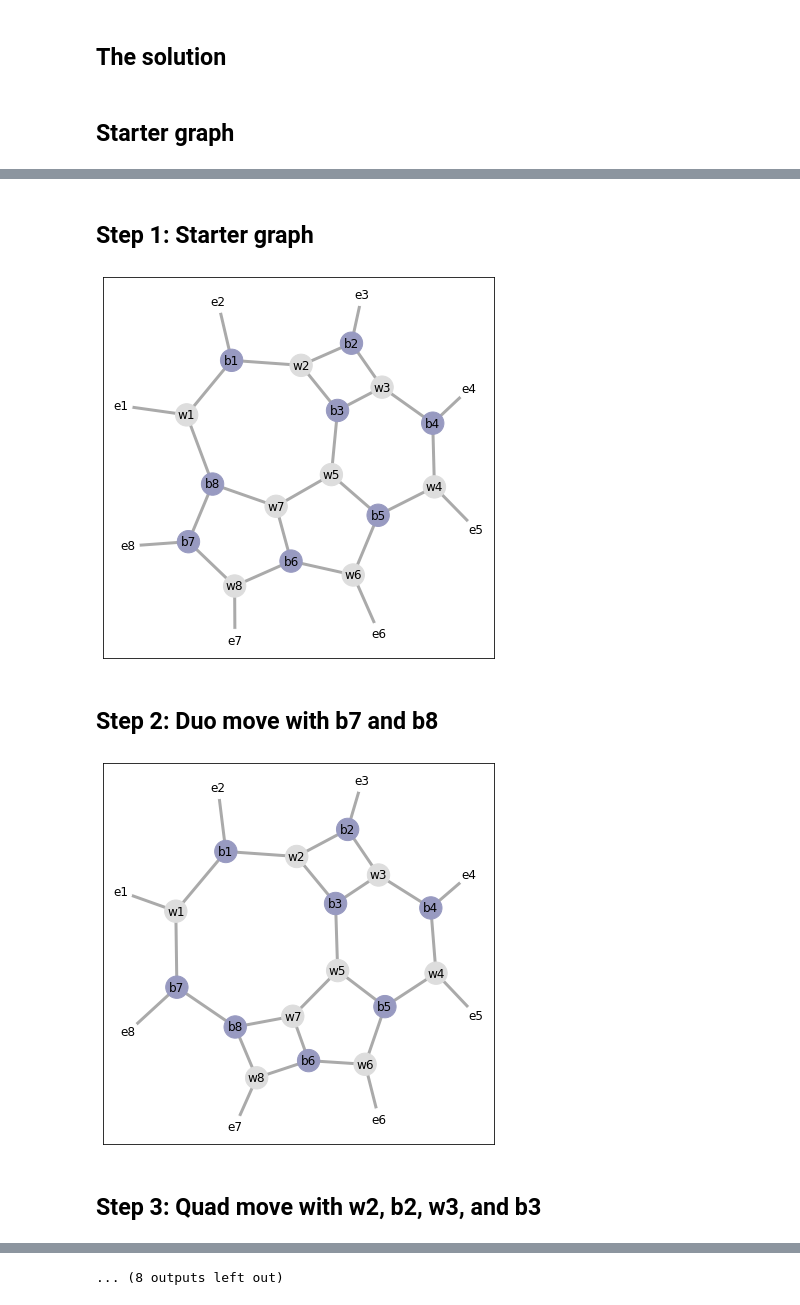
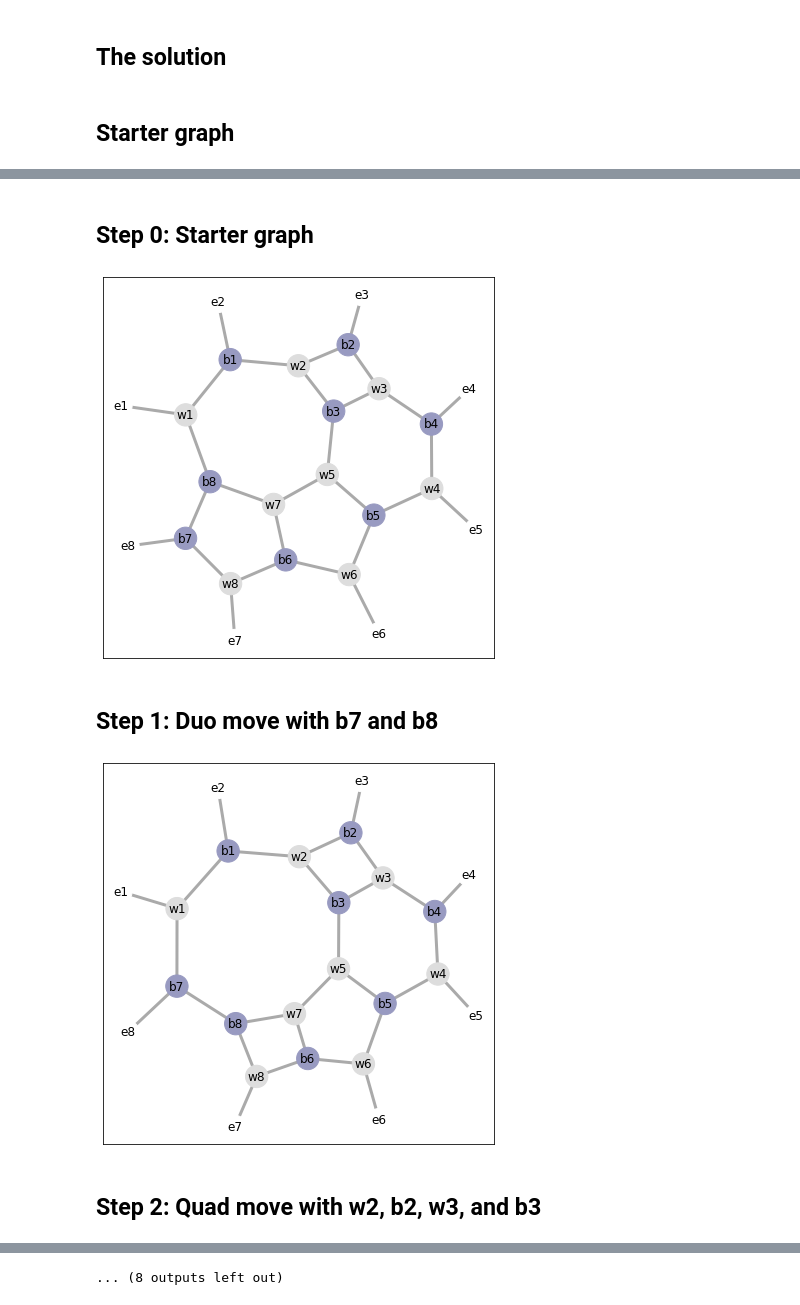
Before and after one commit to alexcrist/the-plesser-problem, a Jupyter notebook: plesser_problem.ipynb, the cells around one changed output, grey strips where cells are left out. Cells and saved outputs as stored; diff of their text form; code cells hidden in the pictures.

```diff
--- a/plesser_problem.ipynb
+++ b/plesser_problem.ipynb
@@ -232,17 +249,17 @@ Solved in 14.47 seconds after searching through 12,000 graphs.
 ## The solution
 # %%
 IPython.display.display(IPython.display.HTML('<h2>Starter graph</h2>'))
-IPython.display.display(IPython.display.HTML('<img src="starter_graph.png" width="390"/>'))
+IPython.display.display(IPython.display.HTML('<img src="images/starter_graph.png" width="390"/>'))
 for i, graph in enumerate(solution.previous_graphs):
-    IPython.display.display(IPython.display.HTML('<h2>Step {}: {}</h2>'.format(i + 1, graph.previous_moves[i])))
+    IPython.display.display(IPython.display.HTML('<h2>Step {}: {}</h2>'.format(i, graph.previous_moves[i])))
     graph.draw()
 IPython.display.display(IPython.display.HTML('<h2>Solution graph</h2>'))
-IPython.display.display(IPython.display.HTML('<img src="solution_graph.png" width="390"/>'))
+IPython.display.display(IPython.display.HTML('<img src="images/solution_graph.png" width="390"/>'))
 # %% [output]
 Starter graph
 [interactive output not drawn]
-Step 1: Starter graph
+Step 0: Starter graph
-[figure, old version]
+[figure, new version]
-Step 2: Duo move with b7 and b8
+Step 1: Duo move with b7 and b8
-[figure, old version]
+[figure, new version]
-Step 3: Quad move with w2, b2, w3, and b3
+Step 2: Quad move with w2, b2, w3, and b3
```
Also changed, not shown: parts of 6 cells of this notebook, 35 other files.
